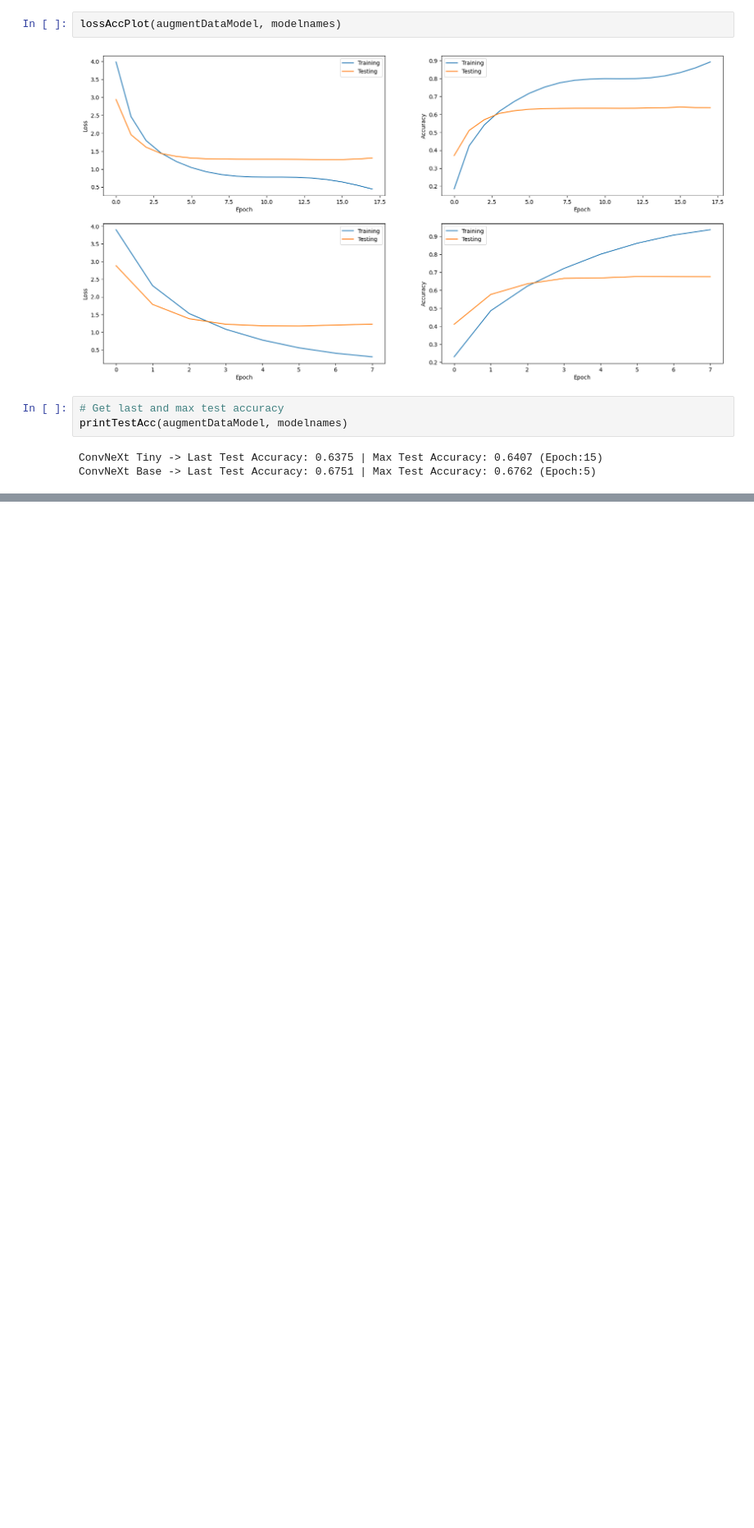
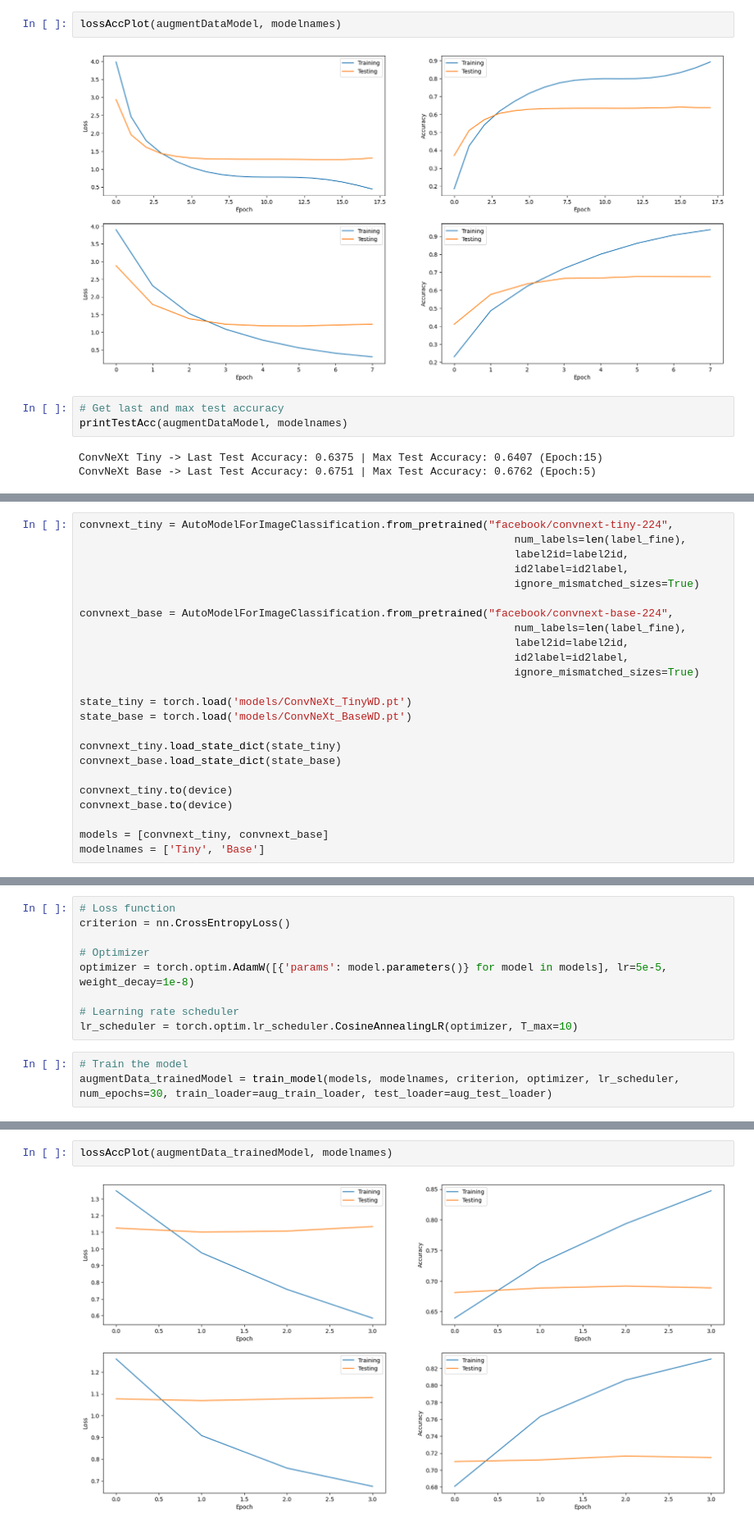
Before and after one commit to omzlette/JP-Intern-DL-IMG, a Jupyter notebook: ConvNeXt/code2-huggingface.ipynb, the cells around one changed output, grey strips where cells are left out. Shown at 82% size. Cells and saved outputs as stored; diff of their text form; blank space fills up the shorter version.

Commit message:
Augmented data

```diff
--- a/ConvNeXt/code2-huggingface.ipynb
+++ b/ConvNeXt/code2-huggingface.ipynb
@@ -769,0 +776,24 @@ ConvNeXt Base -> Last Test Accuracy: 0.6751 | Max Test Accuracy: 0.6762 (Epoch:5
+# %%
+convnext_tiny = AutoModelForImageClassification.from_pretrained("facebook/convnext-tiny-224",
+                                                                    num_labels=len(label_fine),
+                                                                    label2id=label2id,
+                                                                    id2label=id2label,
+                                                                    ignore_mismatched_sizes=True)
+
+convnext_base = AutoModelForImageClassification.from_pretrained("facebook/convnext-base-224",
+                                                                    num_labels=len(label_fine),
+                                                                    label2id=label2id,
+                                                                    id2label=id2label,
+                                                                    ignore_mismatched_sizes=True)
+
+state_tiny = torch.load('models/ConvNeXt_TinyWD.pt')
+state_base = torch.load('models/ConvNeXt_BaseWD.pt')
+
+convnext_tiny.load_state_dict(state_tiny)
+convnext_base.load_state_dict(state_base)
+
+convnext_tiny.to(device)
+convnext_base.to(device)
+
+models = [convnext_tiny, convnext_base]
+modelnames = ['Tiny', 'Base']
@@ -769,0 +809,12 @@ ConvNeXt Base -> Last Test Accuracy: 0.6751 | Max Test Accuracy: 0.6762 (Epoch:5
+# %%
+# Loss function
+criterion = nn.CrossEntropyLoss()
+
+# Optimizer
+optimizer = torch.optim.AdamW([{'params': model.parameters()} for model in models], lr=5e-5, weight_decay=1e-8)
+
+# Learning rate scheduler
+lr_scheduler = torch.optim.lr_scheduler.CosineAnnealingLR(optimizer, T_max=10)
+# %%
+# Train the model
+augmentData_trainedModel = train_model(models, modelnames, criterion, optimizer, lr_scheduler, num_epochs=30, train_loader=aug_train_loader, test_loader=aug_test_loader)
@@ -769,0 +839,4 @@ ConvNeXt Base -> Last Test Accuracy: 0.6751 | Max Test Accuracy: 0.6762 (Epoch:5
+# %%
+lossAccPlot(augmentData_trainedModel, modelnames)
+# %% [output]
+[figure, added]
```
Also changed, not shown: parts of 9 cells of this notebook, 2 other files.
